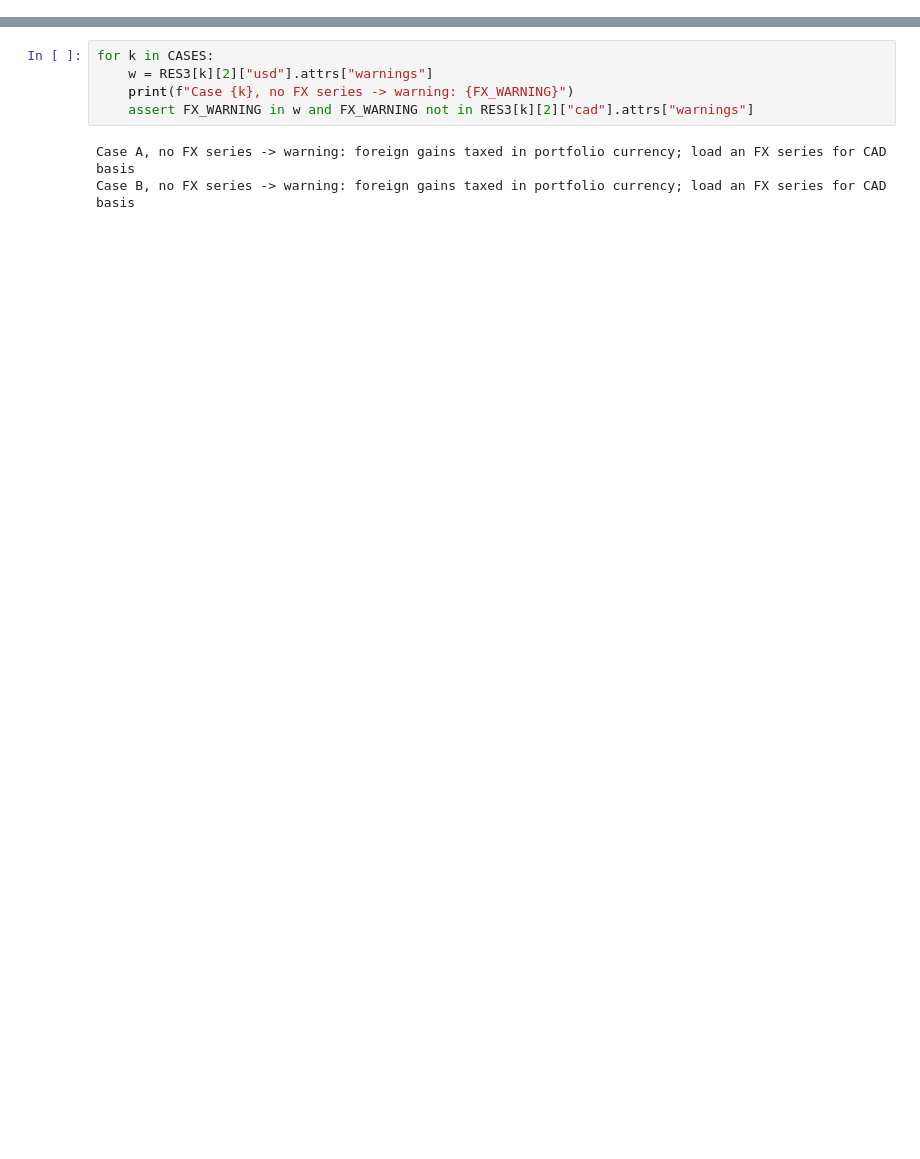
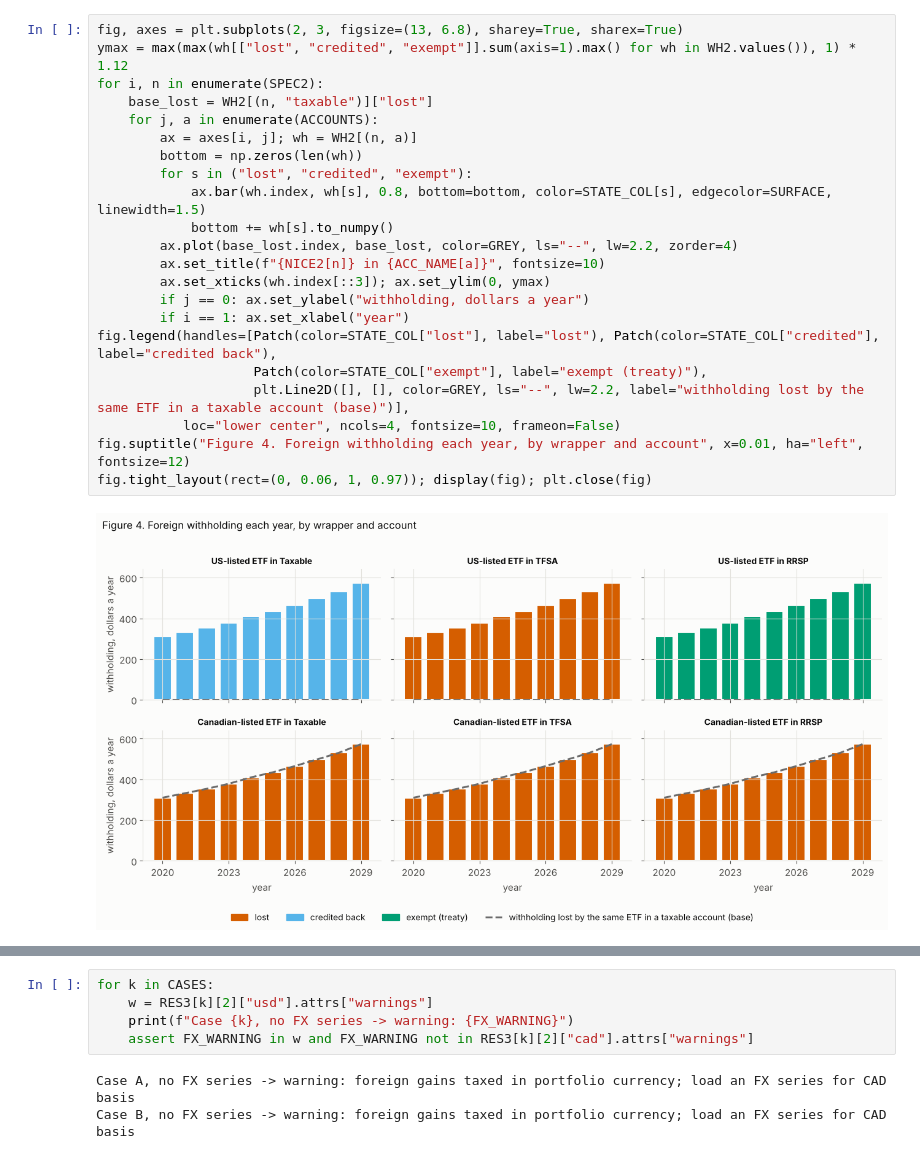
Before and after one commit to bgue/datasharing, a Jupyter notebook: screenlab/notebooks/tax_foreign_holdings.ipynb, the cells around one changed output, grey strips where cells are left out. Drawn from its saved outputs; the diff is of its cells as text; blank space fills up the shorter version.

```diff
--- a/screenlab/notebooks/tax_foreign_holdings.ipynb
+++ b/screenlab/notebooks/tax_foreign_holdings.ipynb
@@ -362,0 +340,24 @@ If **no exchange-rate series is loaded**, the tax stage cannot convert, taxes th
+# %%
+fig, axes = plt.subplots(2, 3, figsize=(13, 6.8), sharey=True, sharex=True)
+ymax = max(max(wh[["lost", "credited", "exempt"]].sum(axis=1).max() for wh in WH2.values()), 1) * 1.12
+for i, n in enumerate(SPEC2):
+    base_lost = WH2[(n, "taxable")]["lost"]
+    for j, a in enumerate(ACCOUNTS):
+        ax = axes[i, j]; wh = WH2[(n, a)]
+        bottom = np.zeros(len(wh))
+        for s in ("lost", "credited", "exempt"):
+            ax.bar(wh.index, wh[s], 0.8, bottom=bottom, color=STATE_COL[s], edgecolor=SURFACE, linewidth=1.5)
+            bottom += wh[s].to_numpy()
+        ax.plot(base_lost.index, base_lost, color=GREY, ls="--", lw=2.2, zorder=4)
+        ax.set_title(f"{NICE2[n]} in {ACC_NAME[a]}", fontsize=10)
+        ax.set_xticks(wh.index[::3]); ax.set_ylim(0, ymax)
+        if j == 0: ax.set_ylabel("withholding, dollars a year")
+        if i == 1: ax.set_xlabel("year")
+fig.legend(handles=[Patch(color=STATE_COL["lost"], label="lost"), Patch(color=STATE_COL["credited"], label="credited back"),
+                    Patch(color=STATE_COL["exempt"], label="exempt (treaty)"),
+                    plt.Line2D([], [], color=GREY, ls="--", lw=2.2, label="withholding lost by the same ETF in a taxable account (base)")],
+           loc="lower center", ncols=4, fontsize=10, frameon=False)
+fig.suptitle("Figure 4. Foreign withholding each year, by wrapper and account", x=0.01, ha="left", fontsize=12)
+fig.tight_layout(rect=(0, 0.06, 1, 0.97)); display(fig); plt.close(fig)
+# %% [output]
+[figure, added]
```
Also changed, not shown: parts of 53 cells of this notebook, 6 other files.
